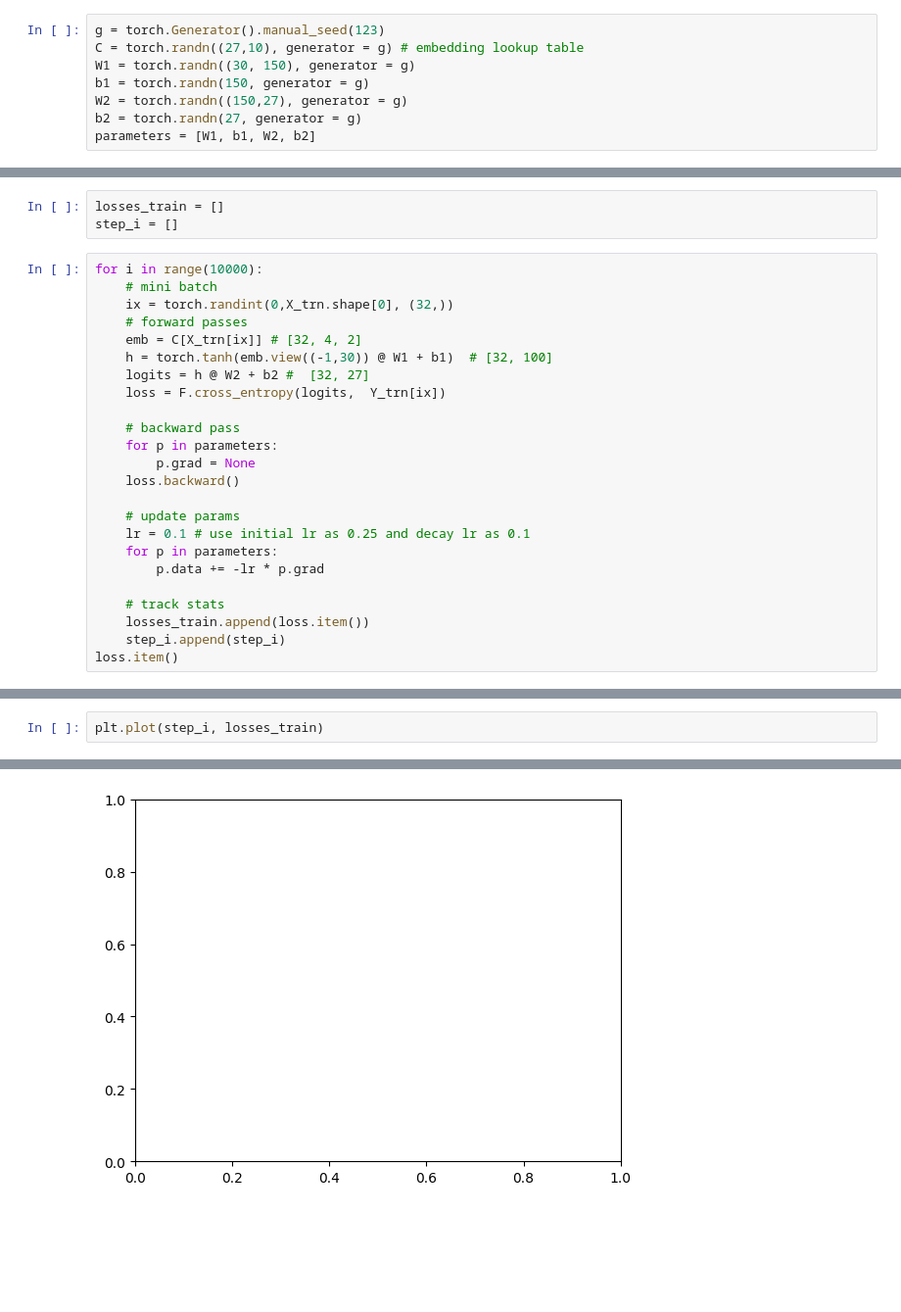
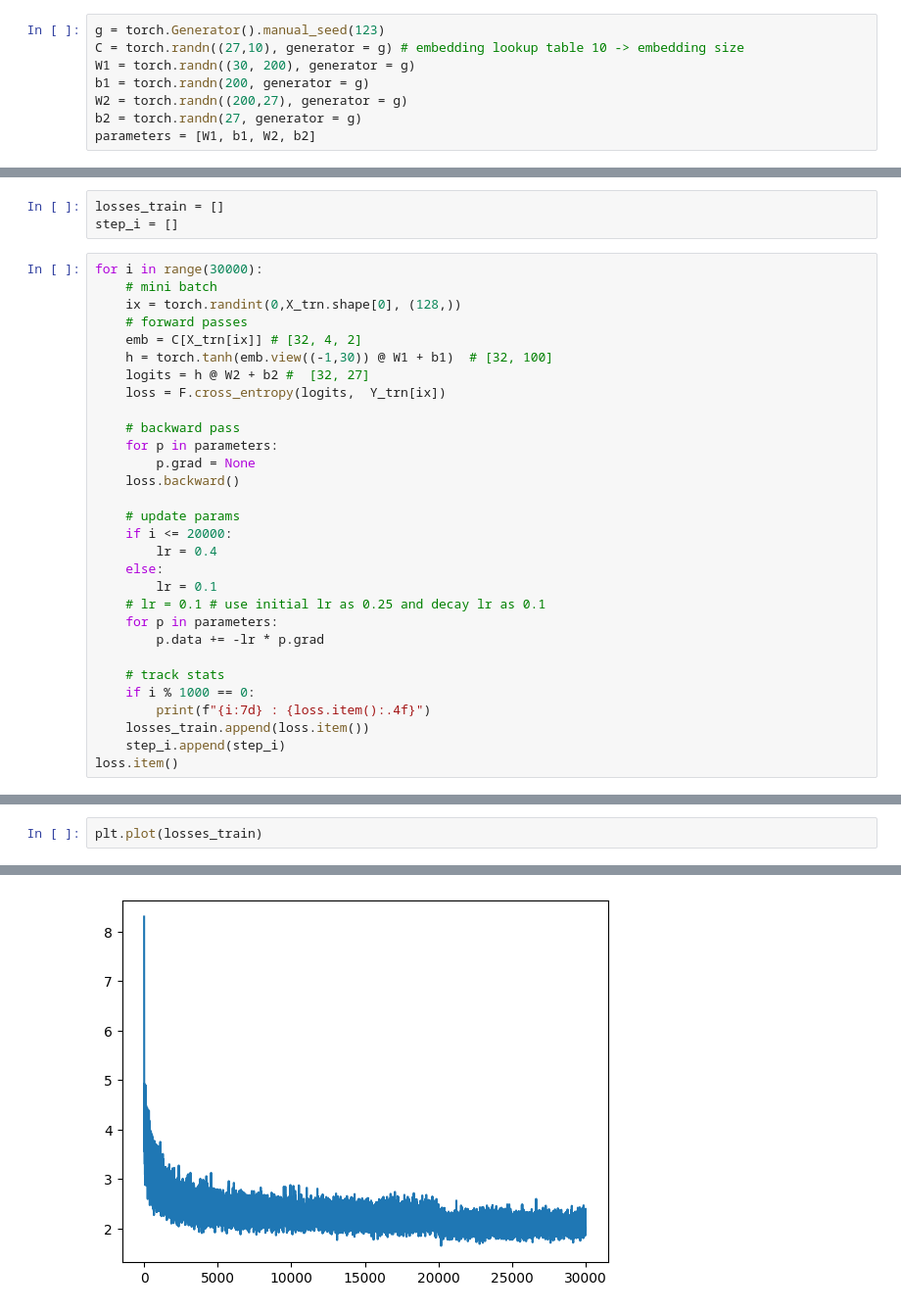
Before and after one commit to ankritRisal/WaveNet-Architecture, a Jupyter notebook: makemore_MLP.ipynb, the cells around one changed output, grey strips where cells are left out. Shown: that part at 98% size. Drawn from its saved outputs; the diff is of its cells as text; blank space fills up the shorter version.

```diff
--- a/makemore_MLP.ipynb
+++ b/makemore_MLP.ipynb
@@ -109,10 +111,10 @@ X_trn.shape, Y_trn.shape
 (torch.Size([182778, 3]), torch.Size([182778]))
 # %%
 g = torch.Generator().manual_seed(123)
-C = torch.randn((27,10), generator = g) # embedding lookup table
-W1 = torch.randn((30, 150), generator = g)
-b1 = torch.randn(150, generator = g)
-W2 = torch.randn((150,27), generator = g)
+C = torch.randn((27,10), generator = g) # embedding lookup table 10 -> embedding size
+W1 = torch.randn((30, 200), generator = g)
+b1 = torch.randn(200, generator = g)
+W2 = torch.randn((200,27), generator = g)
 b2 = torch.randn(27, generator = g)
 parameters = [W1, b1, W2, b2]
 # %%
@@ -162,9 +164,9 @@ plt.plot(lrt, losses)
 losses_train = []
 step_i = []
 # %%
-for i in range(10000):
+for i in range(30000):
     # mini batch
-    ix = torch.randint(0,X_trn.shape[0], (32,))
+    ix = torch.randint(0,X_trn.shape[0], (128,))
     # forward passes
     emb = C[X_trn[ix]] # [32, 4, 2]
     h = torch.tanh(emb.view((-1,30)) @ W1 + b1)  # [32, 100]
@@ -177,11 +179,17 @@ for i in range(10000):
     loss.backward()
 
     # update params
-    lr = 0.1 # use initial lr as 0.25 and decay lr as 0.1
+    if i <= 20000:
+        lr = 0.4
+    else:
+        lr = 0.1
+    # lr = 0.1 # use initial lr as 0.25 and decay lr as 0.1
     for p in parameters:
         p.data += -lr * p.grad
 
     # track stats
+    if i % 1000 == 0:
+        print(f"{i:7d} : {loss.item():.4f}")
     losses_train.append(loss.item())
     step_i.append(step_i)
 loss.item()
@@ -190,3 +215,3 @@ loss.item()
 # %%
-plt.plot(step_i, losses_train)
+plt.plot(losses_train)
 # %% [output]
@@ -194,4 +219,4 @@ KeyboardInterrupt:
-[figure, old version]
+[figure, new version]
 # %%
 emb = C[X_dev] # [32, 4, 2]
 h = torch.tanh(emb.view((-1,30)) @ W1 + b1)  # [32, 100
```
Also changed, not shown: parts of 12 cells of this notebook.
